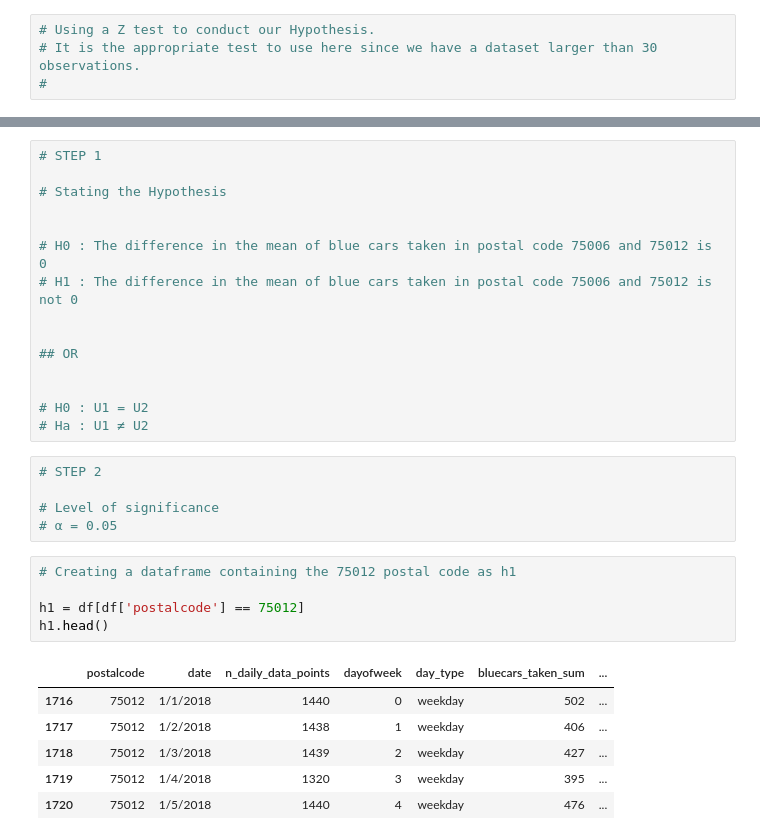
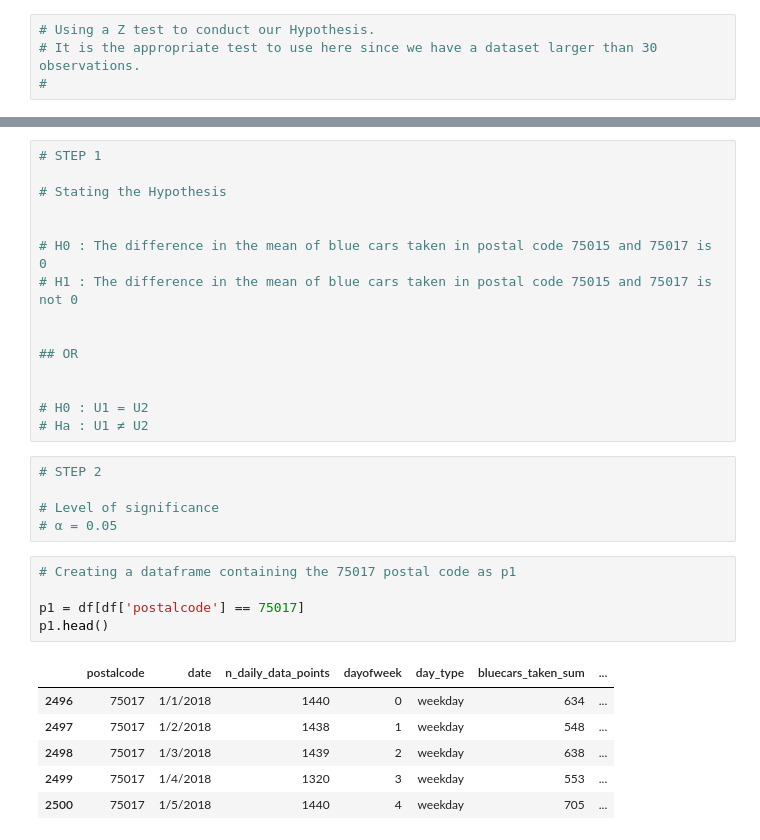
Before and after one commit to maronga/Week4-Core-IP, a Jupyter notebook: "Moringa_Data_Science_Core_W4_Independent_Python_Project_2022_01_23_John_Maronga_Python_Notebook"_ipynb.ipynb, the cells around one changed output, grey strips where cells are left out. Saved outputs shown, nothing was run; the diff lists cells and outputs as text.

```diff
--- a/"Moringa_Data_Science_Core_W4_Independent_Python_Project_2022_01_23_John_Maronga_Python_Notebook"_ipynb.ipynb
+++ b/"Moringa_Data_Science_Core_W4_Independent_Python_Project_2022_01_23_John_Maronga_Python_Notebook"_ipynb.ipynb
@@ -618,8 +703,8 @@ sample
 # Stating the Hypothesis
 
 
-# H0 : The difference in the mean of blue cars taken in postal code 75006 and 75012 is 0
-# H1 : The difference in the mean of blue cars taken in postal code 75006 and 75012 is not 0
+# H0 : The difference in the mean of blue cars taken in postal code 75015 and 75017 is 0
+# H1 : The difference in the mean of blue cars taken in postal code 75015 and 75017 is not 0
 
 
 ## OR
@@ -633,14 +718,14 @@ sample
 # Level of significance
 # α = 0.05
 # %%
-# Creating a dataframe containing the 75012 postal code as h1
+# Creating a dataframe containing the 75017 postal code as p1
 
-h1 = df[df['postalcode'] == 75012]
-h1.head()
+p1 = df[df['postalcode'] == 75017]
+p1.head()
 # %% [output]
 |  | postalcode | date | n_daily_data_points | dayofweek | day_type | bluecars_taken_sum | ... |
-| 1716 | 75012 | 1/1/2018 | 1440 | 0 | weekday | 502 | ... |
-| 1717 | 75012 | 1/2/2018 | 1438 | 1 | weekday | 406 | ... |
-| 1718 | 75012 | 1/3/2018 | 1439 | 2 | weekday | 427 | ... |
-| 1719 | 75012 | 1/4/2018 | 1320 | 3 | weekday | 395 | ... |
-| 1720 | 75012 | 1/5/2018 | 1440 | 4 | weekday | 476 | ... |
+| 2496 | 75017 | 1/1/2018 | 1440 | 0 | weekday | 634 | ... |
+| 2497 | 75017 | 1/2/2018 | 1438 | 1 | weekday | 548 | ... |
+| 2498 | 75017 | 1/3/2018 | 1439 | 2 | weekday | 638 | ... |
+| 2499 | 75017 | 1/4/2018 | 1320 | 3 | weekday | 553 | ... |
+| 2500 | 75017 | 1/5/2018 | 1440 | 4 | weekday | 705 | ... |
```
Also changed, not shown: parts of 44 cells of this notebook.
